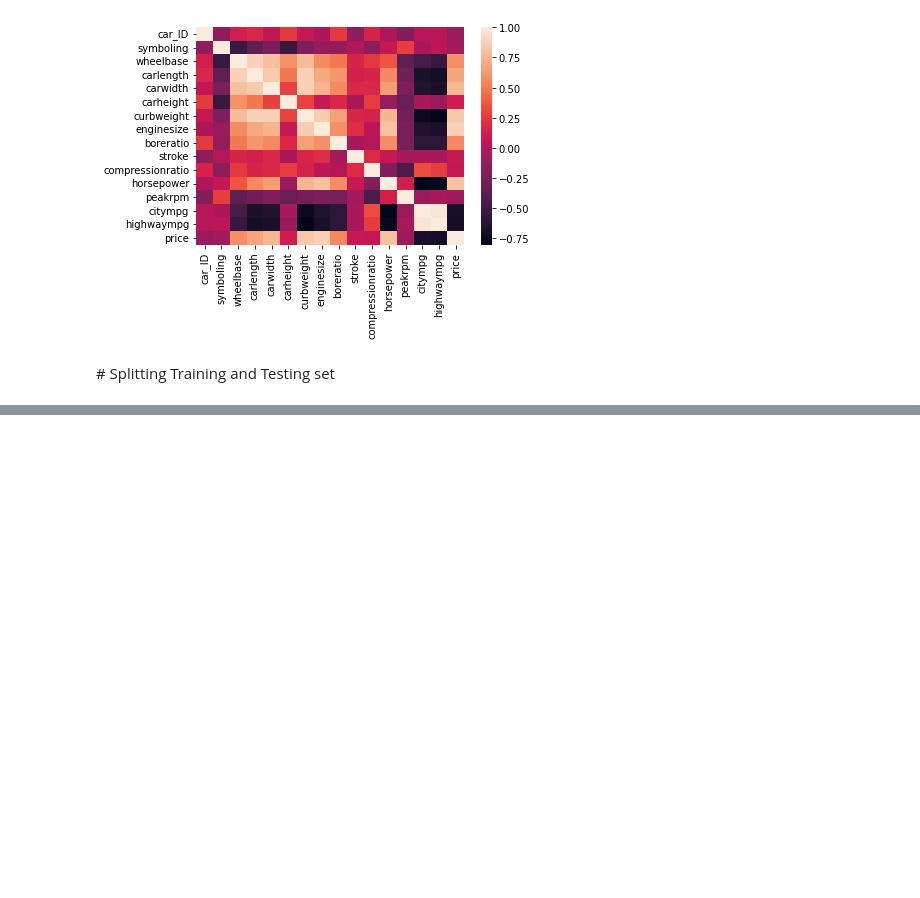
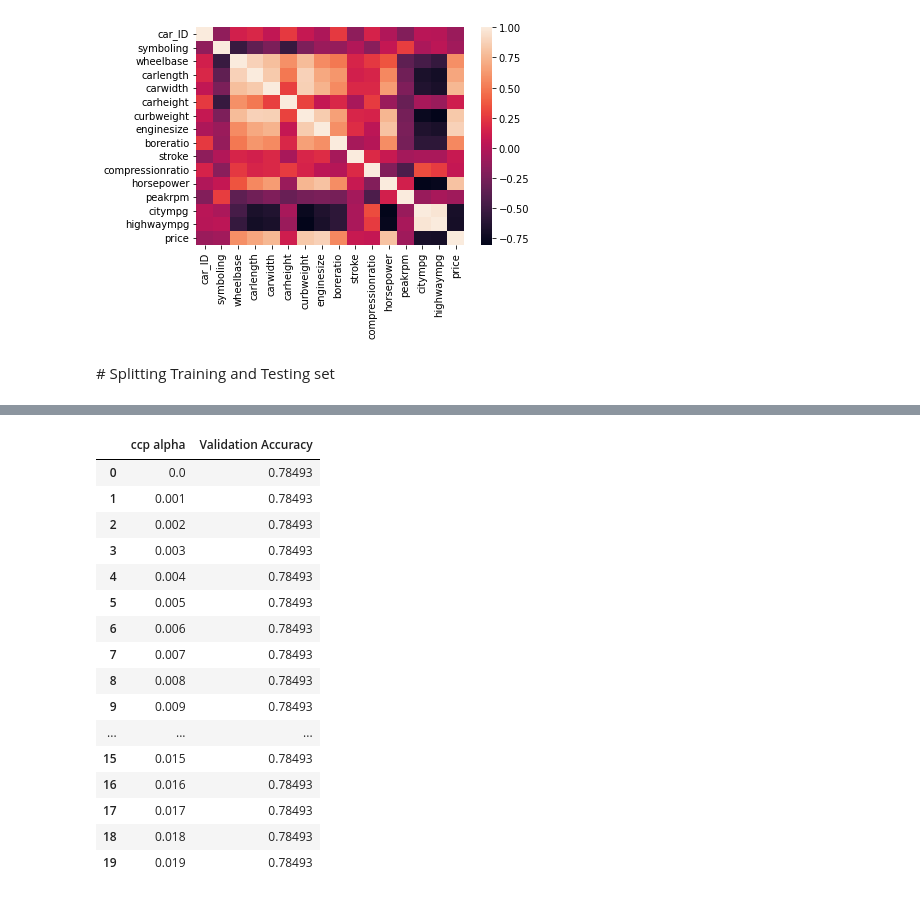
Before and after one commit to louisbemberg/machine-learning-workshop, a Jupyter notebook: 05_car_prices/car_price_prediction_louis.ipynb, the cells around one changed output, grey strips where cells are left out. Cells and saved outputs as stored; diff of their text form; code cells hidden in the pictures; blank space fills up the shorter version.

```diff
--- a/05_car_prices/car_price_prediction_louis.ipynb
+++ b/05_car_prices/car_price_prediction_louis.ipynb
@@ -273,0 +363,24 @@ Index(['car_ID', 'CarName', 'fueltype', 'aspiration', 'doornumber', 'carbody',
+# %%
+r2 = dtc_cv_r2.cv_results_['mean_test_score']
+# what sklearn calls mean_test_score is the holdout set, i.e. the validation set.
+ccp = dtc_cv_r2.cv_results_['param_ccp_alpha'].data
+
+pd.DataFrame({'ccp alpha' : ccp, 'Validation Accuracy': r2}).head(20)
+# %% [output]
+|  | ccp alpha | Validation Accuracy |
+| 0 | 0.0 | 0.78493 |
+| 1 | 0.001 | 0.78493 |
+| 2 | 0.002 | 0.78493 |
+| 3 | 0.003 | 0.78493 |
+| 4 | 0.004 | 0.78493 |
+| 5 | 0.005 | 0.78493 |
+| 6 | 0.006 | 0.78493 |
+| 7 | 0.007 | 0.78493 |
+| 8 | 0.008 | 0.78493 |
+| 9 | 0.009 | 0.78493 |
+| ... | ... | ... |
+| 15 | 0.015 | 0.78493 |
+| 16 | 0.016 | 0.78493 |
+| 17 | 0.017 | 0.78493 |
+| 18 | 0.018 | 0.78493 |
+| 19 | 0.019 | 0.78493 |
```
Also changed, not shown: parts of 27 cells of this notebook.
